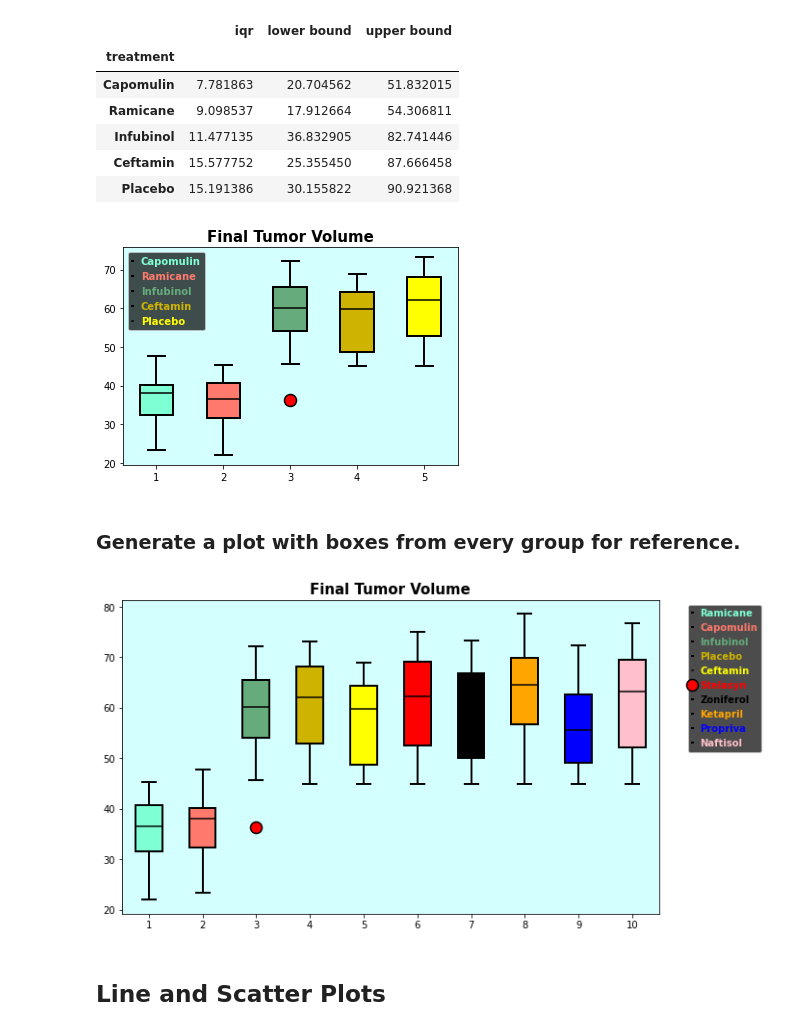
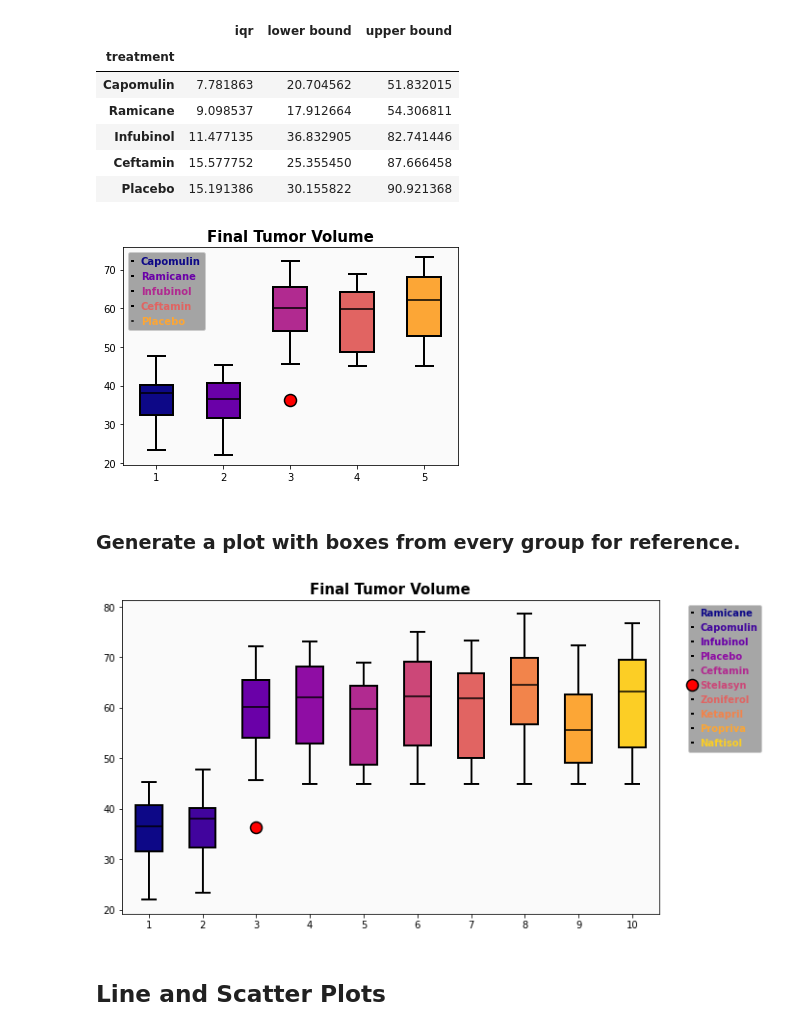
Before and after one commit to Alex-Saunders-Codes/matplotlib-challenge, a Jupyter notebook: pymaceuticals.ipynb, the cells around one changed output. Cells and saved outputs as stored; diff of their text form; code cells hidden in the pictures.

Commit message:
generalized my solution for mapping colors

```diff
--- a/pymaceuticals.ipynb
+++ b/pymaceuticals.ipynb
@@ -258,33 +260,36 @@ stats_df
 # %%
 #Generate a box plot of the final tumor volume of each mouse across four regimens of interest
 #generate a box_plot parsable formatting of the four test cases
+treatments = ['Capomulin', 'Ramicane', 'Infubinol', 'Ceftamin', 'Placebo']
 data = [final_tumor_points.loc[treatment]['final tumor'] for treatment in treatments]
-#initialize a counter for synchronizeing color
-icounter=0
 #colors to set across the different groups
-colors = ['aquamarine', 'xkcd:salmon', 'xkcd:tea', 'xkcd:mustard', 'yellow']
+#colors = ['aquamarine', 'xkcd:salmon', 'xkcd:tea', 'xkcd:mustard', 'yellow']
+norm= matplotlib.colors.Normalize(vmin=0, vmax=len(treatments))
+colors = cm.ScalarMappable(cmap = 'plasma', norm=norm)
 #general outline param to pass to different figure elements
 outline= {'linewidth':2}
+#Iterator to select colors from my colors array
+icounter=0
 #custom dict to define how the outlier should look
 flierprops=dict(marker='o', markerfacecolor='red', markersize=12, markeredgewidth=1.5)
 #generate new subplot
 tv_fig, tv_ax = plt.subplots()
 tv_ax.set_title('Final Tumor Volume', fontweight='bold', fontsize='15')
 #change the color of the background of the plot.
-tv_ax.set_facecolor('xkcd:really light blue')
+tv_ax.set_facecolor('#FAFAFA')
 boxes = tv_ax.boxplot(data,
                       #patch artist allows me to manually control the facecolor of the boxes, assigning them the colors in my earlier array)
                       patch_artist = True,
                       medianprops={'color':'black', 'linewidth':1.5}, flierprops=flierprops, boxprops=outline, whiskerprops=outline, capprops=outline)
 #change colors of the boxes
 for box in boxes['boxes']:
-    box.set(facecolor = colors[icounter], linewidth=2)
+    box.set(facecolor = colors.to_rgba(icounter), linewidth=2)
     icounter +=1
 #Set a custom legend with text color used to match with blocks
-tv_ax.legend(loc='best', labels=treatments, labelcolor= colors, facecolor='black', framealpha=0.7, handlelength = .1, fontsize=10, prop={'weight':'semibold'})
+tv_ax.legend(loc='best', labels=treatments, labelcolor= [colors.to_rgba(col_count) for col_count in range(len(treatments))], facecolor='grey', framealpha=0.7, handlelength = .1, fontsize=10, prop={'weight':'semibold'})
 plt.show()
 # %% [output]
-[figure, old version]
+[figure, new version]
 # %% [markdown]
 ### Generate a plot with boxes from every group for reference.
 # %%
@@ -295,7 +300,8 @@ data = [final_tumor_points.loc[treatment]['final tumor'] for treatment in all_tr
 #initialize a counter for synchronizeing color
 icounter=0
 #colors to set across the different groups
-colors = ['aquamarine', 'xkcd:salmon', 'xkcd:tea', 'xkcd:mustard', 'yellow', 'red', 'black', 'orange', 'blue', 'pink']
+norm= matplotlib.colors.Normalize(vmin=0, vmax=len(all_treatments))
+colors = cm.ScalarMappable(cmap = 'plasma', norm=norm)
 #general outline param to pass to different figure elements
 outline= {'linewidth':2}
 #custom dict to define how the outlier should look
@@ -304,20 +310,20 @@ flierprops=dict(marker='o', markerfacecolor='red', markersize=12, markeredgewidt
 tv_fig, tv_ax = plt.subplots(figsize=(10,6))
 tv_ax.set_title('Final Tumor Volume', fontweight='bold', fontsize='15')
 #change the color of the background of the plot.
-tv_ax.set_facecolor('xkcd:really light blue')
+tv_ax.set_facecolor('#FAFAFA')
 boxes = tv_ax.boxplot(data,
                       #patch artist allows me to manually control the facecolor of the boxes, assigning them the colors in my earlier array)
                       patch_artist = True,
                       medianprops={'color':'black', 'linewidth':1.5}, flierprops=flierprops, boxprops=outline, whiskerprops=outline, capprops=outline)
 #change colors of the boxes
 for box in boxes['boxes']:
-    box.set(facecolor = colors[icounter], linewidth=2)
+    box.set(facecolor = colors.to_rgba(icounter), linewidth=2)
     icounter +=1
 #Set a custom legend with text color used to match with blocks
-tv_ax.legend(loc='best', labels=treatments, labelcolor= colors, facecolor='black', framealpha=0.7, handlelength = .1, fontsize=10, prop={'weight':'semibold'}, bbox_to_anchor=(1.2, 1))
+tv_ax.legend(loc='best', labels=all_treatments, labelcolor= [colors.to_rgba(col_count) for col_count in range(len(all_treatments))], facecolor='grey', framealpha=0.7, handlelength = .1, fontsize=10, prop={'weight':'semibold'}, bbox_to_anchor=(1.2, 1))
 plt.show()
 # %% [output]
-[figure, old version]
+[figure, new version]
 # %% [markdown]
 ## Line and Scatter Plots
 # %%
```
Also changed, not shown: parts of 1 cell of this notebook.
